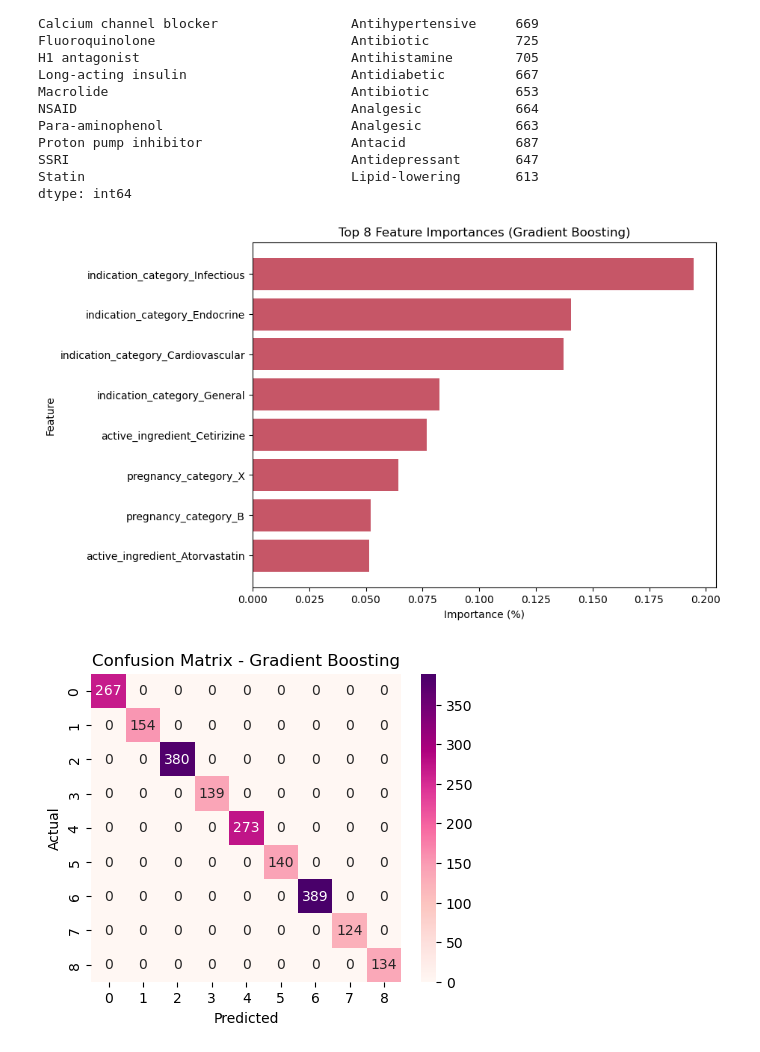
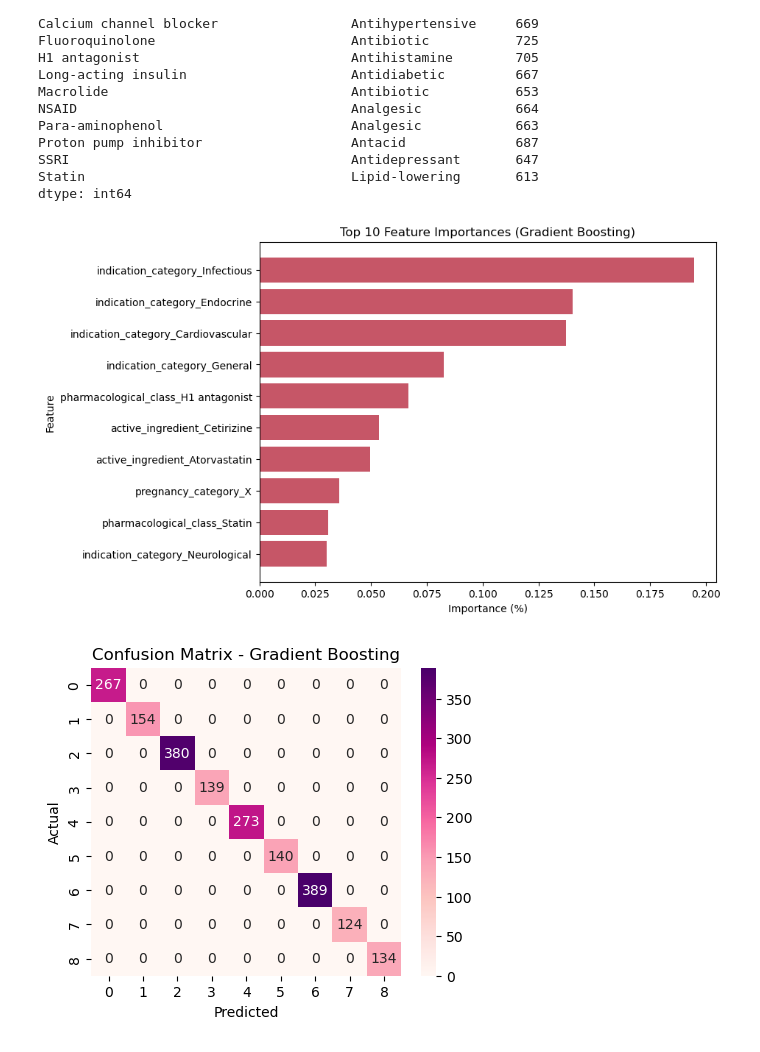
Before and after one commit to AlananaG/finalproject_itsc3156, a Jupyter notebook: pharma_analysis.ipynb, the cells around one changed output. Drawn from its saved outputs; the diff is of its cells as text; code cells hidden in the pictures.

```diff
--- a/pharma_analysis.ipynb
+++ b/pharma_analysis.ipynb
@@ -224,32 +224,32 @@ dtype: int64
 # %%
 model = gb.named_steps["model"]
 import numpy as np
 # feature importance from gradient boosting
 importances = model.feature_importances_
 
 ohe = gb.named_steps["preprocess"].named_transformers_["cat"]
 cat_features = ohe.get_feature_names_out(cat_cols)
 
 features = np.concatenate([cat_features, num_cols])
 
 feat_df = pd.DataFrame({
     "feature": features,
     "importance": importances
 }).sort_values(by="importance", ascending=False)
 
 #top 8 features only
-top_feat_df = feat_df.head(8)
+top_feat_df = feat_df.head(10)
 
 # Plot
 plt.figure(figsize=(8,6))
 plt.barh(top_feat_df["feature"], top_feat_df["importance"], color="#c65667")
 plt.gca().invert_yaxis()
 plt.xlabel("Importance (%)")
 plt.ylabel("Feature")
-plt.title("Top 8 Feature Importances (Gradient Boosting)")
+plt.title("Top 10 Feature Importances (Gradient Boosting)")
 plt.show()
 # %% [output]
-[figure, old version]
+[figure, new version]
 # %%
 from sklearn.metrics import confusion_matrix
 
```
